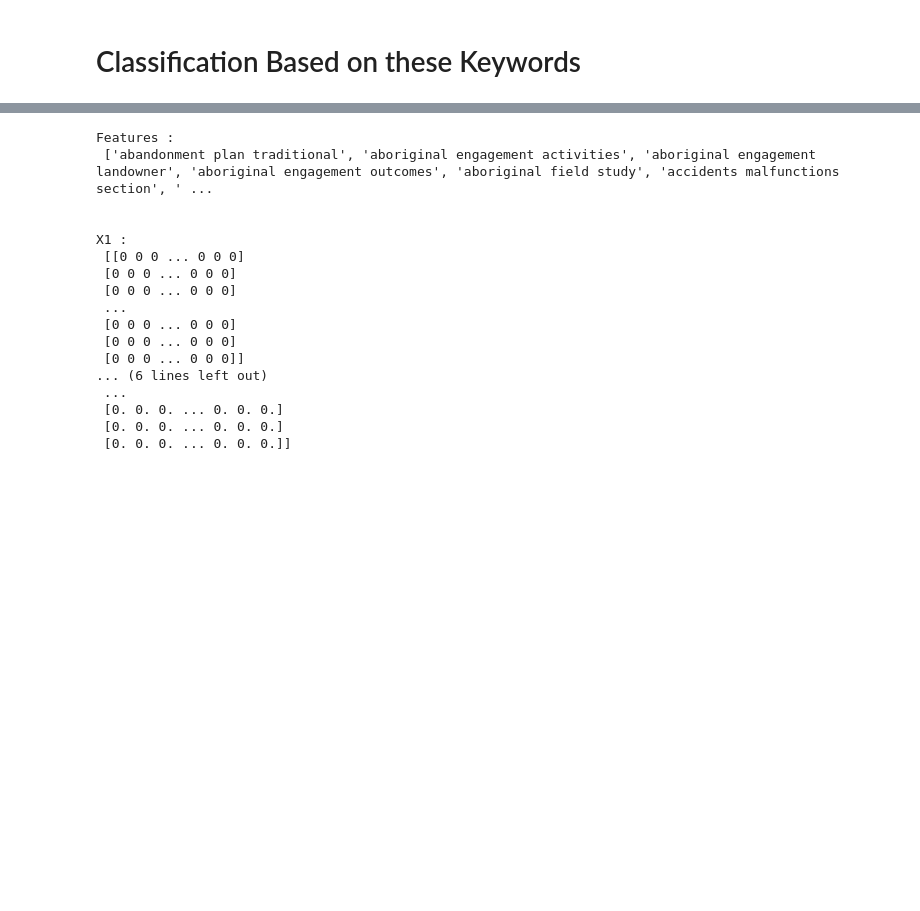
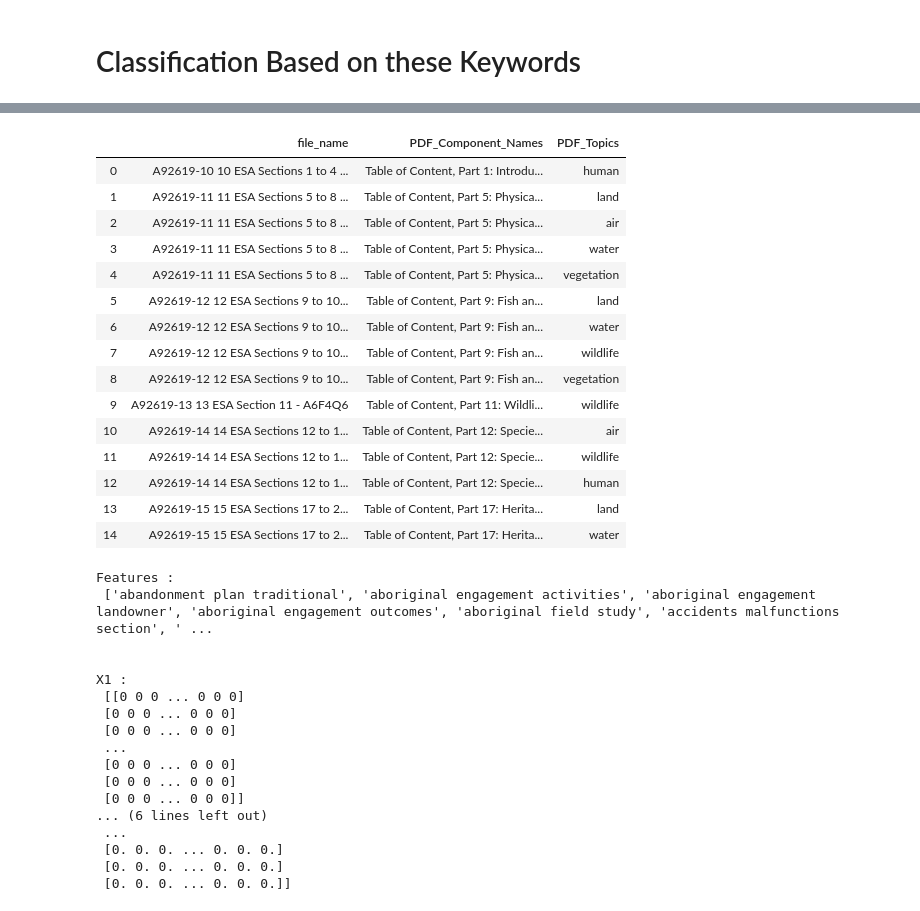
Before and after one commit to iVibudh/CER-ESA-Phase1, a Jupyter notebook: Brooke's Categorization based on keywords/Brooke - Key words.ipynb, the cells around one changed output, grey strips where cells are left out. Drawn from its saved outputs; the diff is of its cells as text; code cells hidden in the pictures; blank space fills up the shorter version.

Commit message:
Tableau DF Key Words

```diff
--- a/Brooke's Categorization based on keywords/Brooke - Key words.ipynb
+++ b/Brooke's Categorization based on keywords/Brooke - Key words.ipynb
@@ -222,0 +284,22 @@ df.to_csv(file_name, index = False, encoding='utf-8-sig')
+# %%
+df_labels = pd.DataFrame({'file_name': PDF_File_Name,
+                          'PDF_Component_Names' : PDF_Component_Names,
+                          'PDF_Topics' : PDF_Topics})
+df_labels.head(15)
+# %% [output]
+|  | file_name | PDF_Component_Names | PDF_Topics |
+| 0 | A92619-10 10 ESA Sections 1 to 4 ... | Table of Content, Part 1: Introdu... | human |
+| 1 | A92619-11 11 ESA Sections 5 to 8 ... | Table of Content, Part 5: Physica... | land |
+| 2 | A92619-11 11 ESA Sections 5 to 8 ... | Table of Content, Part 5: Physica... | air |
+| 3 | A92619-11 11 ESA Sections 5 to 8 ... | Table of Content, Part 5: Physica... | water |
+| 4 | A92619-11 11 ESA Sections 5 to 8 ... | Table of Content, Part 5: Physica... | vegetation |
+| 5 | A92619-12 12 ESA Sections 9 to 10... | Table of Content, Part 9: Fish an... | land |
+| 6 | A92619-12 12 ESA Sections 9 to 10... | Table of Content, Part 9: Fish an... | water |
+| 7 | A92619-12 12 ESA Sections 9 to 10... | Table of Content, Part 9: Fish an... | wildlife |
+| 8 | A92619-12 12 ESA Sections 9 to 10... | Table of Content, Part 9: Fish an... | vegetation |
+| 9 | A92619-13 13 ESA Section 11 - A6F4Q6 | Table of Content, Part 11: Wildli... | wildlife |
+| 10 | A92619-14 14 ESA Sections 12 to 1... | Table of Content, Part 12: Specie... | air |
+| 11 | A92619-14 14 ESA Sections 12 to 1... | Table of Content, Part 12: Specie... | wildlife |
+| 12 | A92619-14 14 ESA Sections 12 to 1... | Table of Content, Part 12: Specie... | human |
+| 13 | A92619-15 15 ESA Sections 17 to 2... | Table of Content, Part 17: Herita... | land |
+| 14 | A92619-15 15 ESA Sections 17 to 2... | Table of Content, Part 17: Herita... | water |
```
Also changed, not shown: parts of 9 cells of this notebook.
